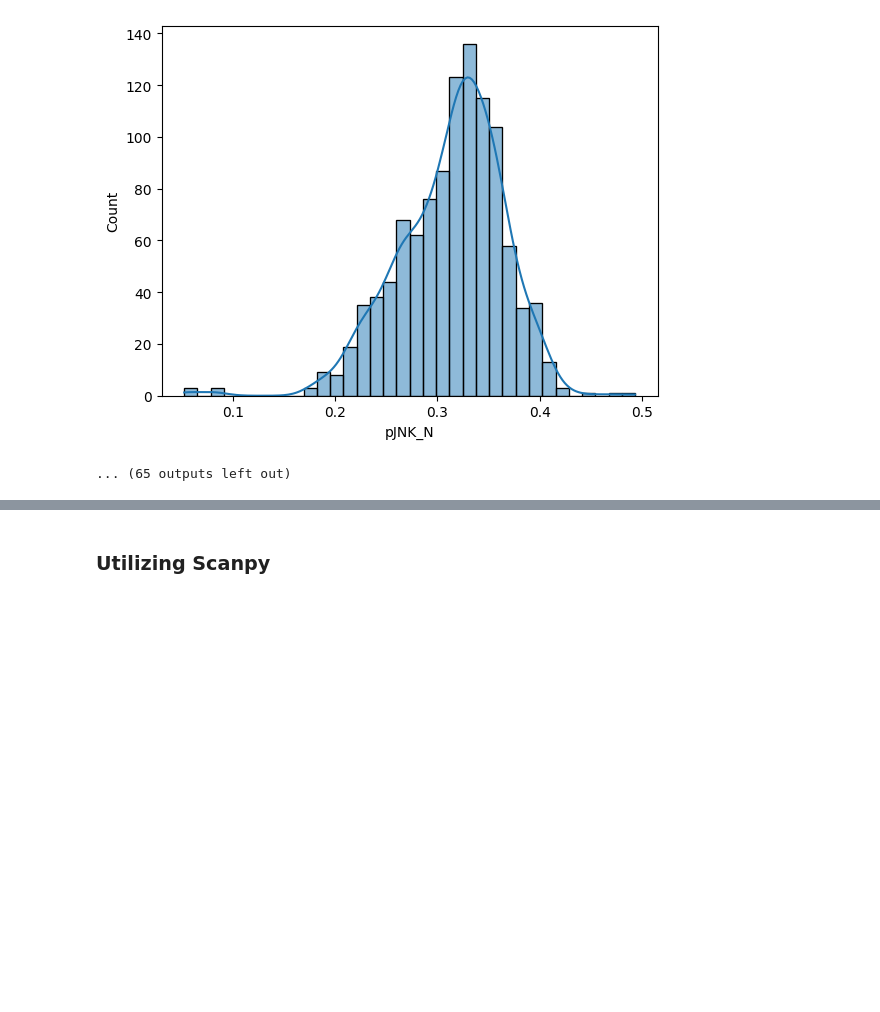
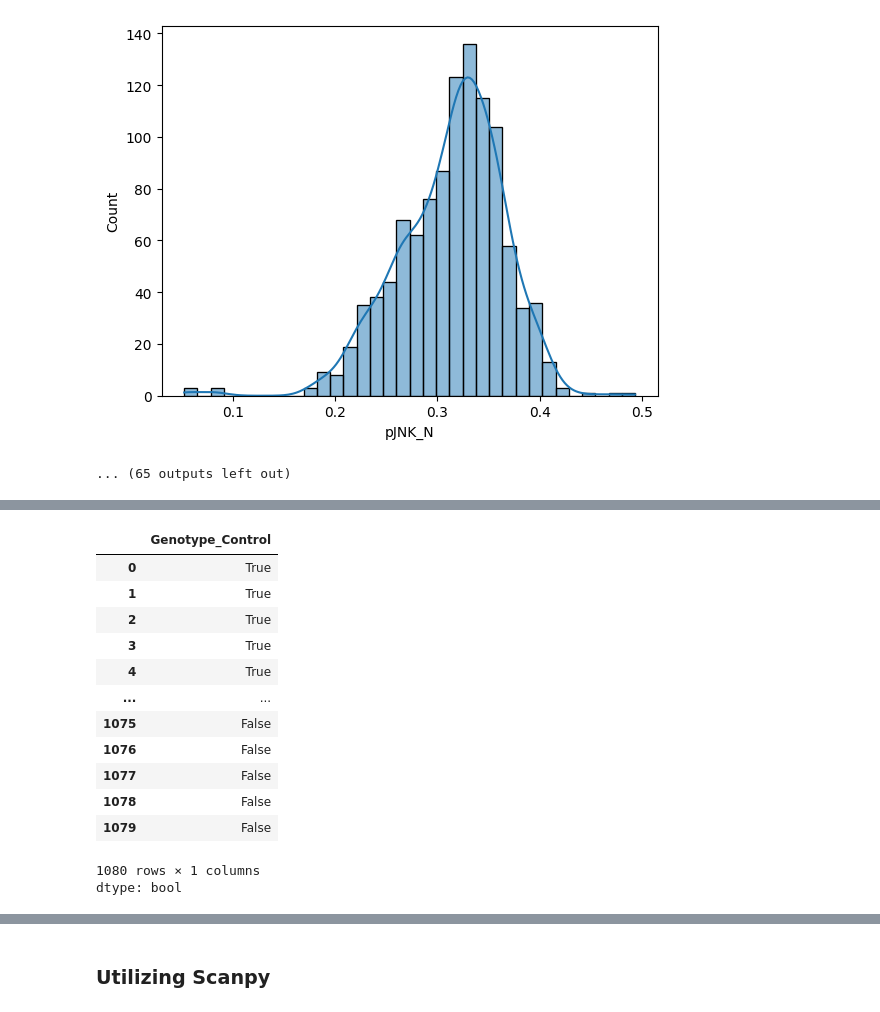
Before and after one commit to Neermita18/SystemsBiology, a Jupyter notebook: Mice_protein_expression.ipynb, the cells around one changed output, grey strips where cells are left out. Drawn from its saved outputs; the diff is of its cells as text; code cells hidden in the pictures; blank space fills up the shorter version.

```diff
--- a/Mice_protein_expression.ipynb
+++ b/Mice_protein_expression.ipynb
@@ -301,0 +332,17 @@ for x in X.select_dtypes(include="number").columns:
+# %%
+X["Genotype_Control"]
+# %% [output]
+|  | Genotype_Control |
+| 0 | True |
+| 1 | True |
+| 2 | True |
+| 3 | True |
+| 4 | True |
+| ... | ... |
+| 1075 | False |
+| 1076 | False |
+| 1077 | False |
+| 1078 | False |
+| 1079 | False |
+1080 rows × 1 columns
+dtype: bool
```
Also changed, not shown: parts of 19 cells of this notebook.
